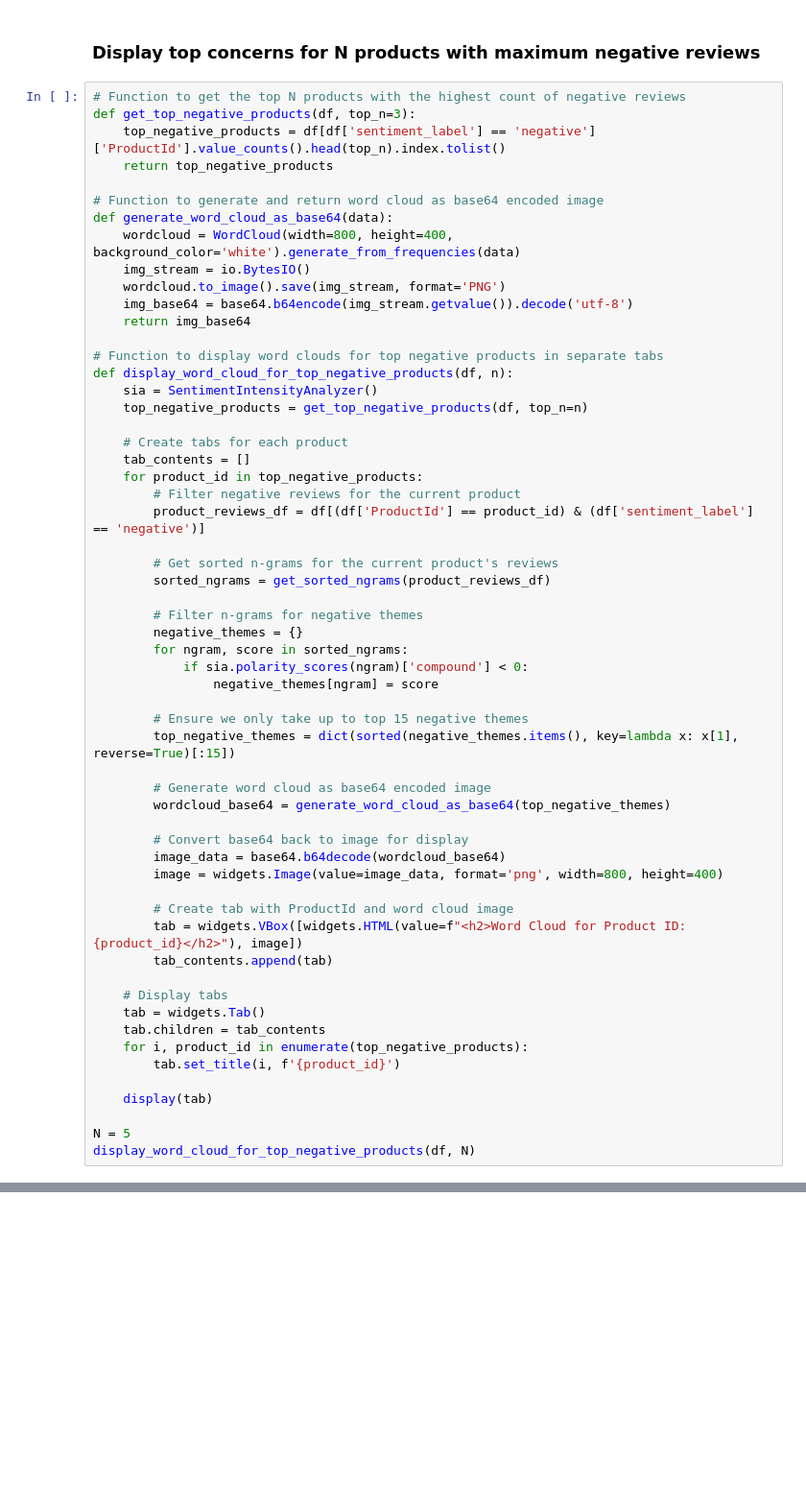
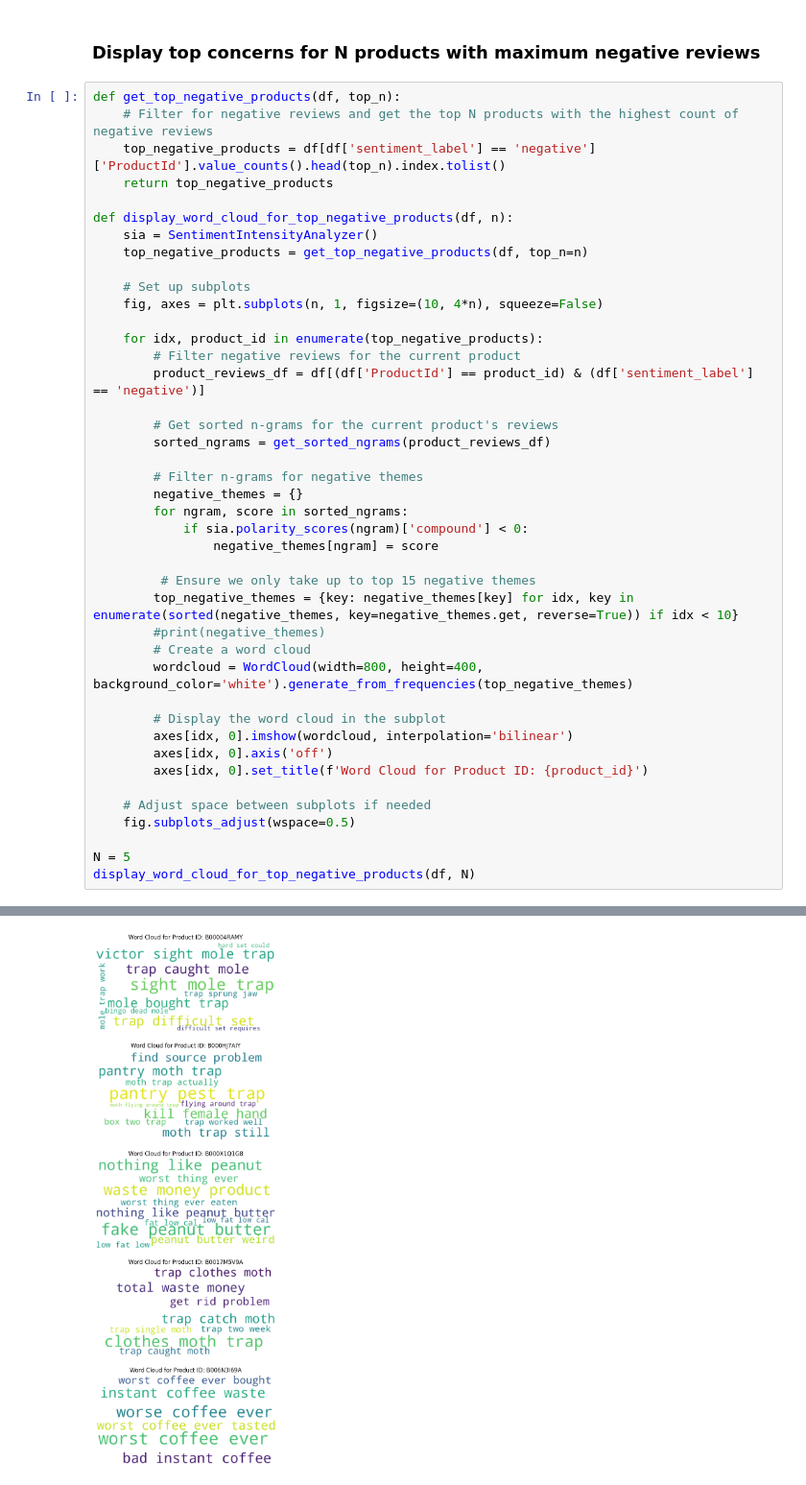
Before and after one commit to ashutoshvermacse/NLP, a Jupyter notebook: NLP_SentimentAnalysis_AmazonFineFoodReviews.ipynb, the cells around one changed output, grey strips where cells are left out. Shown at 96% size. Cells and saved outputs as stored; diff of their text form; blank space fills up the shorter version.

```diff
--- a/NLP_SentimentAnalysis_AmazonFineFoodReviews.ipynb
+++ b/NLP_SentimentAnalysis_AmazonFineFoodReviews.ipynb
@@ -259,27 +254,19 @@ plt.show()
 # %% [markdown]
 ### **Display top concerns for N products with maximum negative reviews**
 # %%
-# Function to get the top N products with the highest count of negative reviews
-def get_top_negative_products(df, top_n=3):
+def get_top_negative_products(df, top_n):
+    # Filter for negative reviews and get the top N products with the highest count of negative reviews
     top_negative_products = df[df['sentiment_label'] == 'negative']['ProductId'].value_counts().head(top_n).index.tolist()
     return top_negative_products
 
-# Function to generate and return word cloud as base64 encoded image
-def generate_word_cloud_as_base64(data):
-    wordcloud = WordCloud(width=800, height=400, background_color='white').generate_from_frequencies(data)
-    img_stream = io.BytesIO()
-    wordcloud.to_image().save(img_stream, format='PNG')
-    img_base64 = base64.b64encode(img_stream.getvalue()).decode('utf-8')
-    return img_base64
-
-# Function to display word clouds for top negative products in separate tabs
 def display_word_cloud_for_top_negative_products(df, n):
     sia = SentimentIntensityAnalyzer()
     top_negative_products = get_top_negative_products(df, top_n=n)
 
-    # Create tabs for each product
-    tab_contents = []
-    for product_id in top_negative_products:
+    # Set up subplots
+    fig, axes = plt.subplots(n, 1, figsize=(10, 4*n), squeeze=False)
+
+    for idx, product_id in enumerate(top_negative_products):
         # Filter negative reviews for the current product
         product_reviews_df = df[(df['ProductId'] == product_id) & (df['sentiment_label'] == 'negative')]
 
@@ -292,27 +279,19 @@ def display_word_cloud_for_top_negative_products(df, n):
             if sia.polarity_scores(ngram)['compound'] < 0:
                 negative_themes[ngram] = score
 
-        # Ensure we only take up to top 15 negative themes
-        top_negative_themes = dict(sorted(negative_themes.items(), key=lambda x: x[1], reverse=True)[:15])
+         # Ensure we only take up to top 15 negative themes
+        top_negative_themes = {key: negative_themes[key] for idx, key in enumerate(sorted(negative_themes, key=negative_themes.get, reverse=True)) if idx < 10}
+        #print(negative_themes)
+        # Create a word cloud
+        wordcloud = WordCloud(width=800, height=400, background_color='white').generate_from_frequencies(top_negative_themes)
 
-        # Generate word cloud as base64 encoded image
-        wordcloud_base64 = generate_word_cloud_as_base64(top_negative_themes)
+        # Display the word cloud in the subplot
+        axes[idx, 0].imshow(wordcloud, interpolation='bilinear')
+        axes[idx, 0].axis('off')
+        axes[idx, 0].set_title(f'Word Cloud for Product ID: {product_id}')
 
-        # Convert base64 back to image for display
-        image_data = base64.b64decode(wordcloud_base64)
-        image = widgets.Image(value=image_data, format='png', width=800, height=400)
-
-        # Create tab with ProductId and word cloud image
-        tab = widgets.VBox([widgets.HTML(value=f"<h2>Word Cloud for Product ID: {product_id}</h2>"), image])
-        tab_contents.append(tab)
-
-    # Display tabs
-    tab = widgets.Tab()
-    tab.children = tab_contents
-    for i, product_id in enumerate(top_negative_products):
-        tab.set_title(i, f'{product_id}')
-
-    display(tab)
+    # Adjust space between subplots if needed
+    fig.subplots_adjust(wspace=0.5)
 
 N = 5
 display_word_cloud_for_top_negative_products(df, N)
@@ -320,0 +299 @@ Tab(children=(VBox(children=(HTML(value='<h2>Word Cloud for Product ID: B00004RA
+[figure, added]
```
Also changed, not shown: parts of 2 cells of this notebook.
